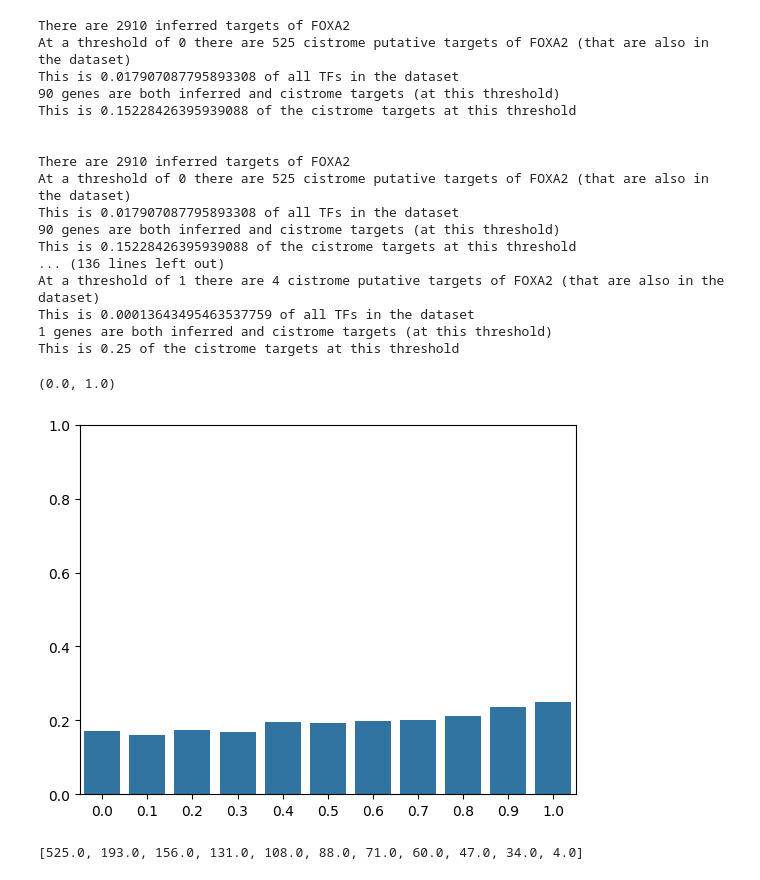
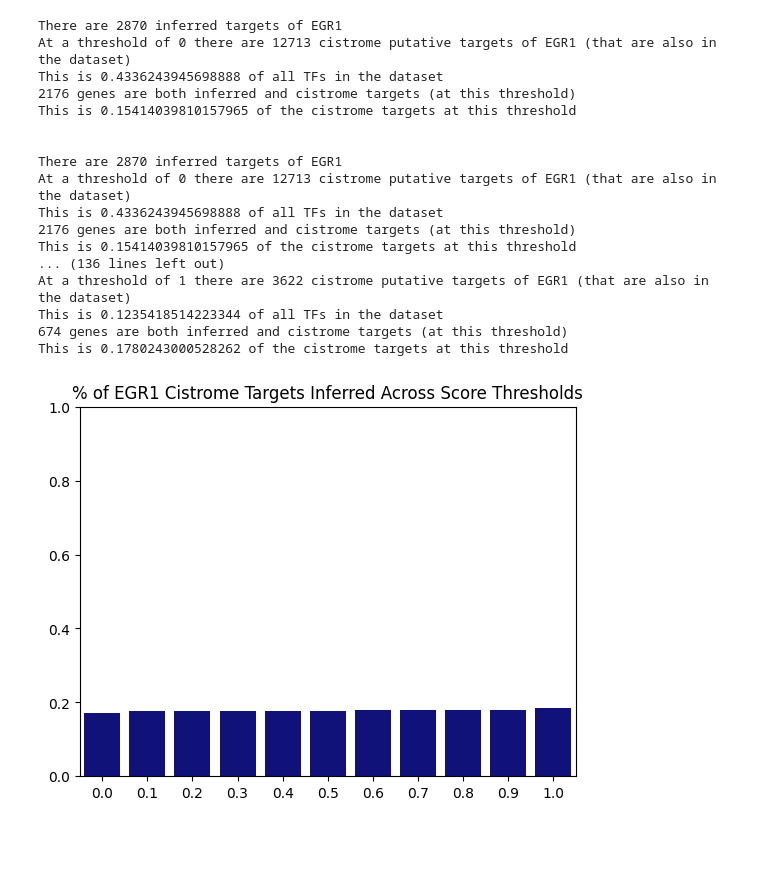
Before and after one commit to Alexander-Broadley/Zhang_lab_rotation, a Jupyter notebook: MML_model/GRN_reconstruction/validating_binding.ipynb, the cells around one changed output. Cells and saved outputs as stored; diff of their text form; code cells hidden in the pictures; blank space fills up the shorter version.

```diff
--- a/MML_model/GRN_reconstruction/validating_binding.ipynb
+++ b/MML_model/GRN_reconstruction/validating_binding.ipynb
@@ -11,8 +11,10 @@ genes_expressed = set(Gene_expressions.columns)
 GRN = pd.read_csv(f'{GRN_ROOT}/inferred_GRN.csv', index_col = 0)
 # %%
 all_TFs = set(GRN["TF"])
+# %%
+TF = 'EGR1'
 # %%
-FOXA2_target = pd.read_csv("/home/alexanderb/Zhang_lab/data/Full data files/CHiP seq/FOXA2_cisDB_putatives.txt", sep = '\t')
+FOXA2_target = pd.read_csv(f"/home/alexanderb/Zhang_lab/data/Full data files/CHiP seq/{TF}_Liver.txt", sep = '\t')
 # %%
 def get_percentage_of_cistrome(threshold, GRN, cistrome_df, genes_in_dataset, target = 'FOXA2'):
     '''
@@ -58,9 +60,9 @@ FOXA2_cistrome_targets = set(FOXA2_target['symbol'])
 # %%
 FOXA2_cistrome_in_dataset = genes_expressed & FOXA2_cistrome_targets
 # %%
-FOXA2_GRN = GRN[(GRN['TF'] == 'FOXA2')]
+FOXA2_GRN = GRN[(GRN['TF'] == TF)]
 FOXA2_inferred_targets = set(FOXA2_GRN['Gene'])
-FOXA2_inferred_targets = FOXA2_inferred_targets - set('FOXA2')
+FOXA2_inferred_targets = FOXA2_inferred_targets - set(TF)
 # %%
 print(f'There are {len(FOXA2_inferred_targets & FOXA2_cistrome_in_dataset)} inferred regulators that are also potential targets as defined by ChIP seq analysis from CistromeDB. There are {len(FOXA2_cistrome_in_dataset)} cistrome targets in the overall dataset. \n The percentage of cistrome putative targets we infer is therefore {(len(FOXA2_inferred_targets & FOXA2_cistrome_in_dataset)/len(FOXA2_cistrome_in_dataset))*100}')
 # %% [output]
@@ -75,37 +77,34 @@ percentage_of_cistromes = []
 cistrome_percentage_of_background = []
 thresholds = [0,0.1, 0.2, 0.3, 0.4, 0.5, 0.6, 0.7, 0.8, 0.9, 1]
 for threshold in thresholds:
-    percentage_of_cistromes.append(get_percentage_of_cistrome(threshold, FOXA2_GRN, FOXA2_target, genes_expressed)[0])
-    cistrome_percentage_of_background.append(get_percentage_of_cistrome(threshold, FOXA2_GRN, FOXA2_target, genes_expressed)[1])
+    percentage_of_cistromes.append(get_percentage_of_cistrome(threshold, FOXA2_GRN, FOXA2_target, genes_expressed, target = TF)[0])
+    cistrome_percentage_of_background.append(get_percentage_of_cistrome(threshold, FOXA2_GRN, FOXA2_target, genes_expressed, target = TF)[1])
 # %% [output]
-There are 2910 inferred targets of FOXA2
-At a threshold of 0 there are 525 cistrome putative targets of FOXA2 (that are also in the dataset)
-This is 0.017907087795893308 of all TFs in the dataset
-90 genes are both inferred and cistrome targets (at this threshold)
-This is 0.15228426395939088 of the cistrome targets at this threshold
+There are 2870 inferred targets of EGR1
+At a threshold of 0 there are 12713 cistrome putative targets of EGR1 (that are also in the dataset)
+This is 0.4336243945698888 of all TFs in the dataset
+2176 genes are both inferred and cistrome targets (at this threshold)
+This is 0.15414039810157965 of the cistrome targets at this threshold
 
 
-There are 2910 inferred targets of FOXA2
-At a threshold of 0 there are 525 cistrome putative targets of FOXA2 (that are also in the dataset)
-This is 0.017907087795893308 of all TFs in the dataset
-90 genes are both inferred and cistrome targets (at this threshold)
-This is 0.15228426395939088 of the cistrome targets at this threshold
+There are 2870 inferred targets of EGR1
+At a threshold of 0 there are 12713 cistrome putative targets of EGR1 (that are also in the dataset)
+This is 0.4336243945698888 of all TFs in the dataset
+2176 genes are both inferred and cistrome targets (at this threshold)
+This is 0.15414039810157965 of the cistrome targets at this threshold
 ... (136 lines left out)
-At a threshold of 1 there are 4 cistrome putative targets of FOXA2 (that are also in the dataset)
-This is 0.00013643495463537759 of all TFs in the dataset
-1 genes are both inferred and cistrome targets (at this threshold)
-This is 0.25 of the cistrome targets at this threshold
+At a threshold of 1 there are 3622 cistrome putative targets of EGR1 (that are also in the dataset)
+This is 0.1235418514223344 of all TFs in the dataset
+674 genes are both inferred and cistrome targets (at this threshold)
+This is 0.1780243000528262 of the cistrome targets at this threshold
 # %%
 import matplotlib.pyplot as plt
 import seaborn as sns
 
 
-sns.barplot(x = thresholds, y = percentage_of_cistromes)
+sns.barplot(x = thresholds, y = percentage_of_cistromes, color = 'darkblue')
+plt.title(f'% of {TF} Cistrome Targets Inferred Across Score Thresholds')
 plt.ylim(0, 1)
+plt.savefig(f'./figures/{TF}_binding_validiation', dpi = 300, bbox_inches = 'tight')
 # %% [output]
-(0.0, 1.0)
-[figure, old version]
+[figure, new version]
-# %%
-cistrome_percentage_of_background
-# %% [output]
-[525.0, 193.0, 156.0, 131.0, 108.0, 88.0, 71.0, 60.0, 47.0, 34.0, 4.0]
```
Also changed, not shown: parts of 3 cells of this notebook, 5 other files.
